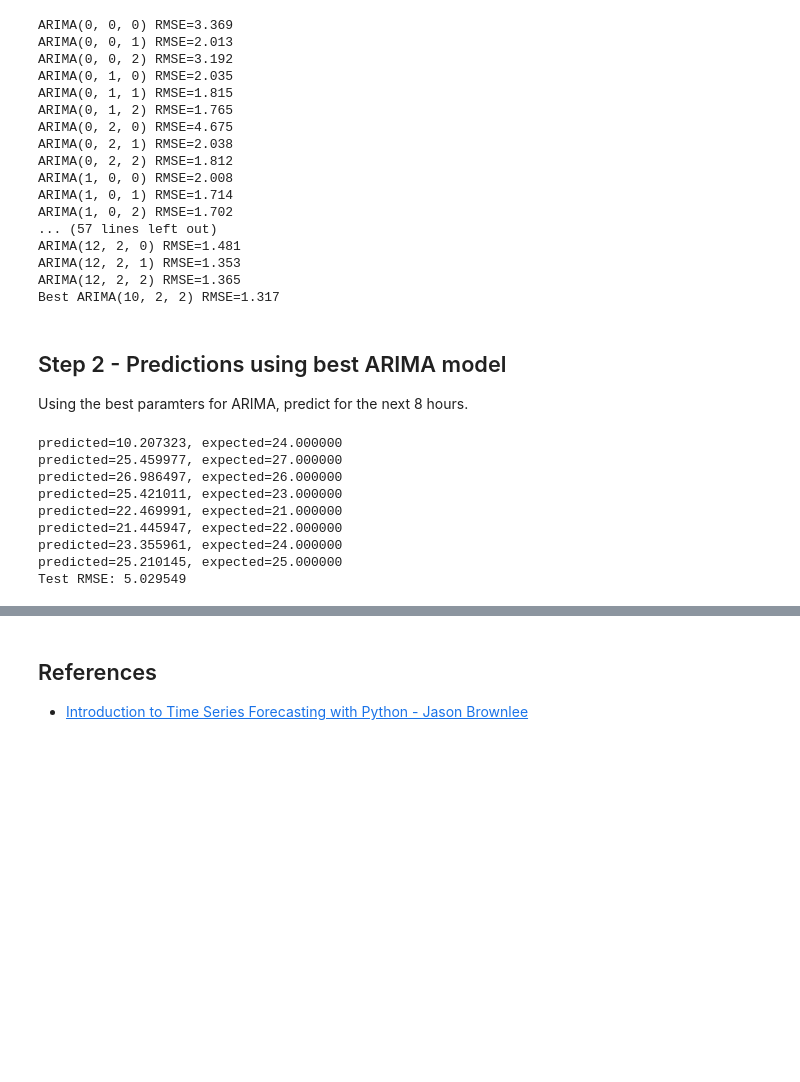
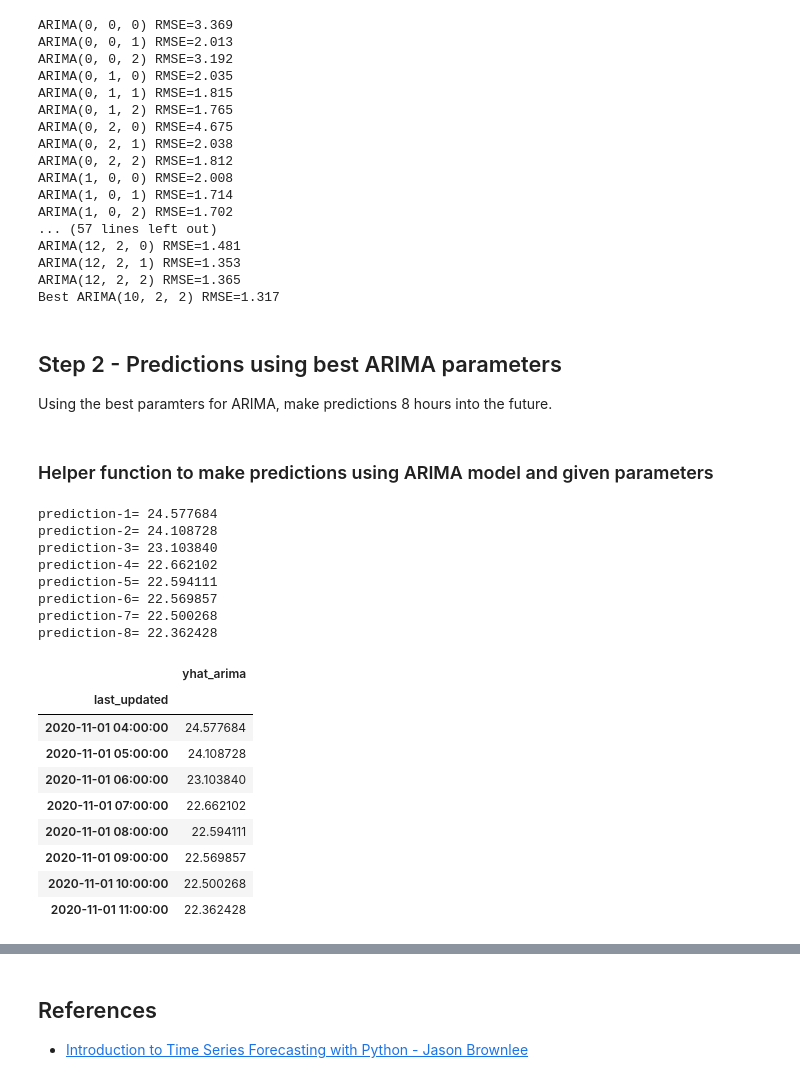
Before and after one commit to alechfho/timeseries-lab, a Jupyter notebook: fbprophet_bike_share_cp.ipynb, the cells around one changed output, grey strips where cells are left out. Drawn from its saved outputs; the diff is of its cells as text; code cells hidden in the pictures; blank space fills up the shorter version.

```diff
--- a/fbprophet_bike_share_cp.ipynb
+++ b/fbprophet_bike_share_cp.ipynb
@@ -321,37 +321,48 @@ ARIMA(12, 2, 1) RMSE=1.353
 ARIMA(12, 2, 2) RMSE=1.365
 Best ARIMA(10, 2, 2) RMSE=1.317
 # %% [markdown]
-## Step 2 - Predictions using best ARIMA model
-Using the best paramters for ARIMA, predict for the next 8 hours.
+## Step 2 - Predictions using best ARIMA parameters
+Using the best paramters for ARIMA, make predictions 8 hours into the future.
+# %% [markdown]
+### Helper function to make predictions using ARIMA model and given parameters
 # %%
-X = arima_dataset
-train, test = X[1:len(X) - arima_test_set_size], X[len(X)-arima_test_set_size:]
-history = [x for x in train]
-predictions = list()
-p = 10
-d = 2
-q = 2
-
-for t in range(len(test)):
-    model = ARIMA(history, order=(p,d,q))
-    model_fit = model.fit()
-    output = model_fit.forecast()
-    yhat = output[0]
-    predictions.append(yhat)
-    obs = test[t]
-    history.append(obs)
-    print('predicted=%f, expected=%f' % (yhat, obs))
-
-rmse = sqrt(mean_squared_error(test, predictions))
-print('Test RMSE: %.6f' % rmse)
+def make_predictions(dataset, order, number_of_predictions):
+    history = [x for x in dataset]
+    predictions = list()
+    for t in range(number_of_predictions):
+        model = ARIMA(history, order=order)
+        model_fit = model.fit()
+        output = model_fit.forecast()
+        yhat = output[0]
+        predictions.append(yhat)
+        history.append(yhat)
+        print('prediction-%d= %f' % (t+1, yhat))
+    return predictions
-# %% [output]
-predicted=10.207323, expected=24.000000
-predicted=25.459977, expected=27.000000
-predicted=26.986497, expected=26.000000
-predicted=25.421011, expected=23.000000
-predicted=22.469991, expected=21.000000
-predicted=21.445947, expected=22.000000
-predicted=23.355961, expected=24.000000
-predicted=25.210145, expected=25.000000
-Test RMSE: 5.029549
+# %%
+arima_order = (10,2,2)
+
+arima_predictions = make_predictions(arima_dataset, arima_order, arima_test_set_size)
+arima_predictions_date_range = pd.date_range(arima_dataset.last_valid_index() + pd.DateOffset(hours=1), periods=arima_test_set_size, freq='H')
+arima_predictions_df = pd.DataFrame({'last_updated': arima_predictions_date_range, 'yhat_arima':arima_predictions})
+arima_predictions_df = arima_predictions_df.set_index('last_updated')
+arima_predictions_df
+# %% [output]
+prediction-1= 24.577684
+prediction-2= 24.108728
+prediction-3= 23.103840
+prediction-4= 22.662102
+prediction-5= 22.594111
+prediction-6= 22.569857
+prediction-7= 22.500268
+prediction-8= 22.362428
+|  | yhat_arima |
+| last_updated |  |
+| 2020-11-01 04:00:00 | 24.577684 |
+| 2020-11-01 05:00:00 | 24.108728 |
+| 2020-11-01 06:00:00 | 23.103840 |
+| 2020-11-01 07:00:00 | 22.662102 |
+| 2020-11-01 08:00:00 | 22.594111 |
+| 2020-11-01 09:00:00 | 22.569857 |
+| 2020-11-01 10:00:00 | 22.500268 |
+| 2020-11-01 11:00:00 | 22.362428 |
 # %% [markdown]
```
Also changed, not shown: parts of 8 cells of this notebook.
